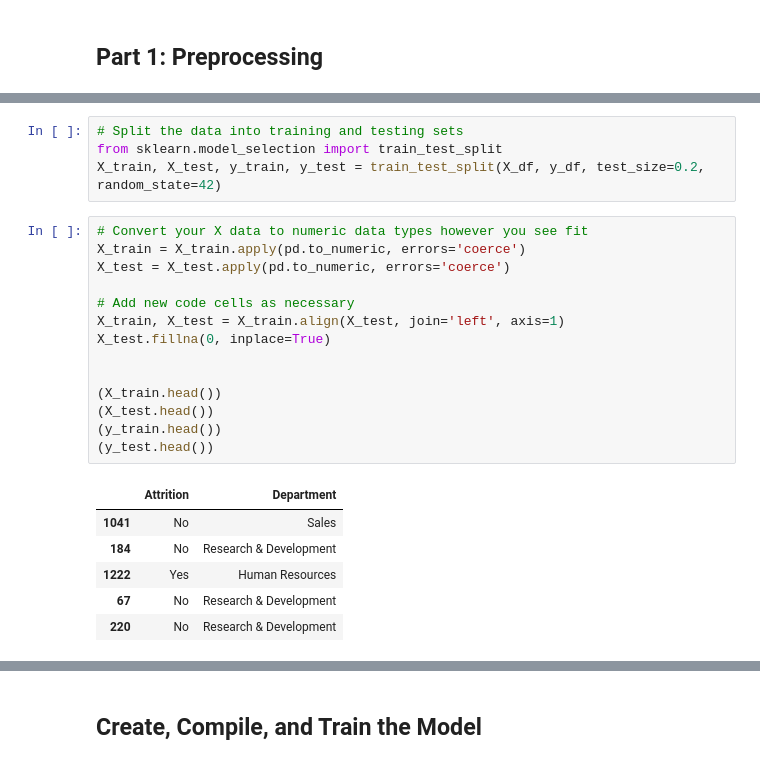
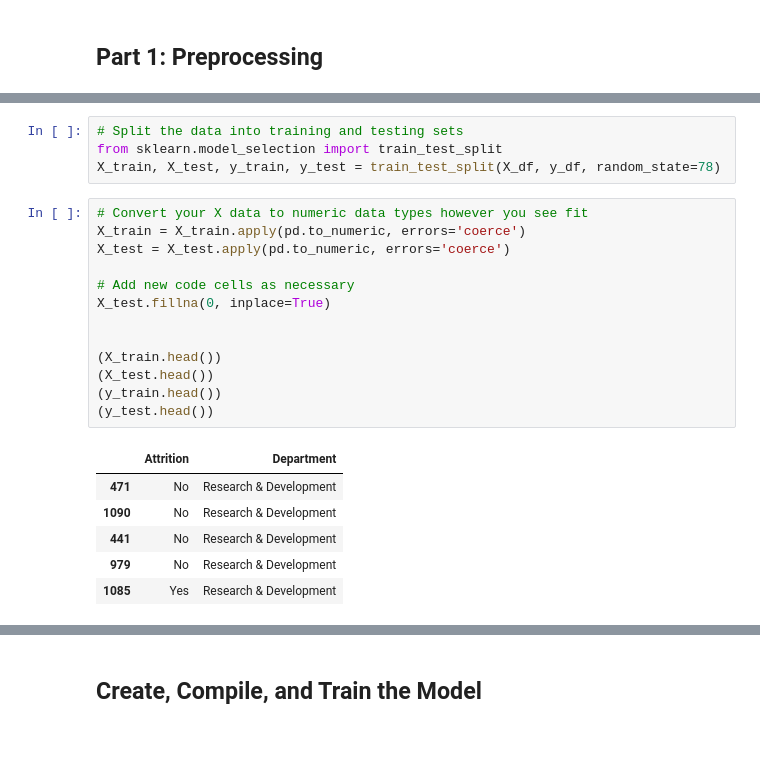
Before and after one commit to Doobles1989/neural-network-challenge-2, a Jupyter notebook: attrition.ipynb, the cells around one changed output, grey strips where cells are left out. Cells and saved outputs as stored; diff of their text form.

```diff
--- a/attrition.ipynb
+++ b/attrition.ipynb
@@ -83,28 +105,27 @@ dtype: object
 # %%
 # Split the data into training and testing sets
 from sklearn.model_selection import train_test_split
-X_train, X_test, y_train, y_test = train_test_split(X_df, y_df, test_size=0.2, random_state=42)
+X_train, X_test, y_train, y_test = train_test_split(X_df, y_df, random_state=78)
 # %%
 # Convert your X data to numeric data types however you see fit
 X_train = X_train.apply(pd.to_numeric, errors='coerce')
 X_test = X_test.apply(pd.to_numeric, errors='coerce')
 
 # Add new code cells as necessary
-X_train, X_test = X_train.align(X_test, join='left', axis=1)
 X_test.fillna(0, inplace=True)
 
 
 (X_train.head())
 (X_test.head())
 (y_train.head())
 (y_test.head())
 # %% [output]
 |  | Attrition | Department |
-| 1041 | No | Sales |
-| 184 | No | Research & Development |
-| 1222 | Yes | Human Resources |
-| 67 | No | Research & Development |
-| 220 | No | Research & Development |
+| 471 | No | Research & Development |
+| 1090 | No | Research & Development |
+| 441 | No | Research & Development |
+| 979 | No | Research & Development |
+| 1085 | Yes | Research & Development |
 # %%
 # Create a StandardScaler
 scaler = StandardScaler()
```
Also changed, not shown: parts of 15 cells of this notebook.
